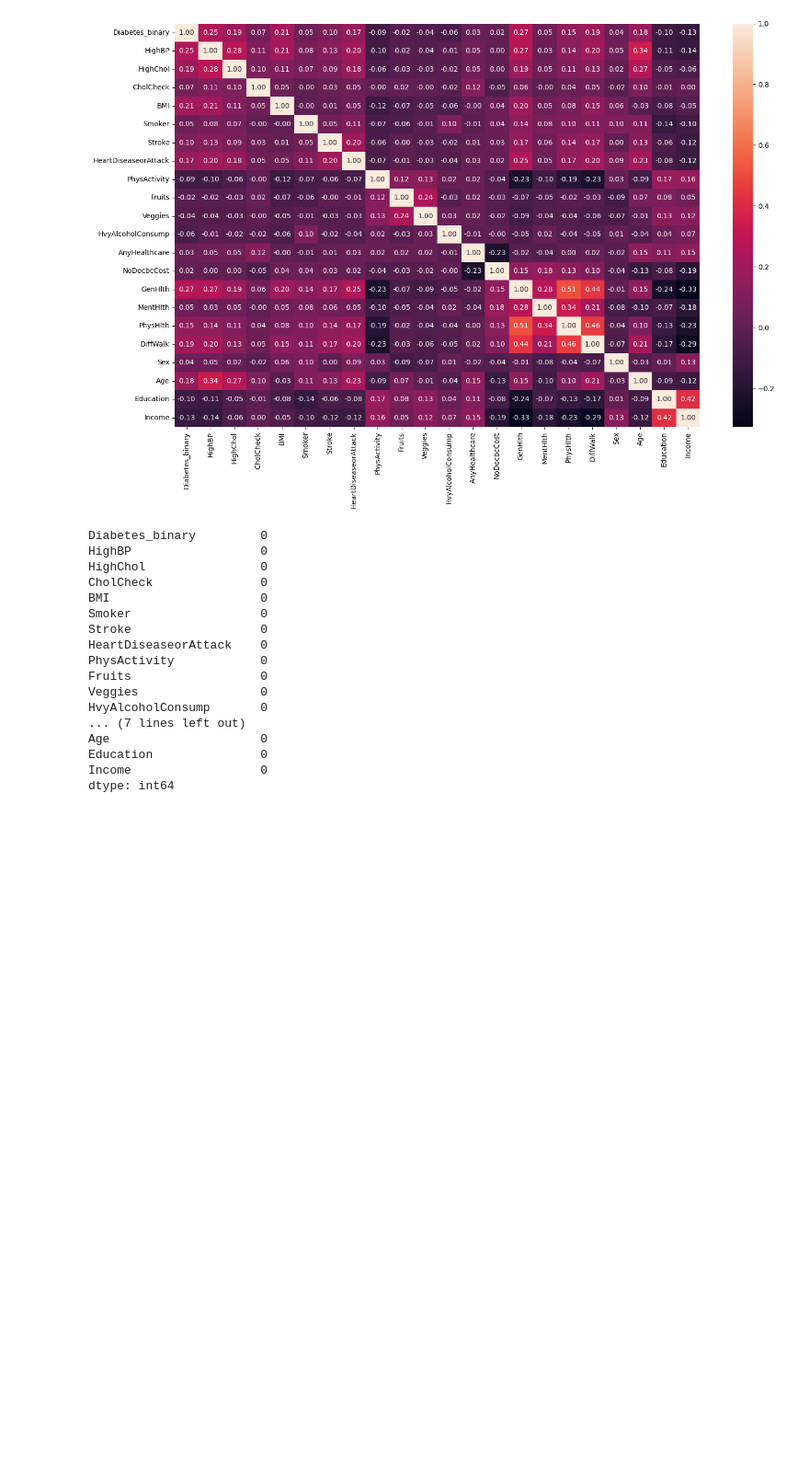
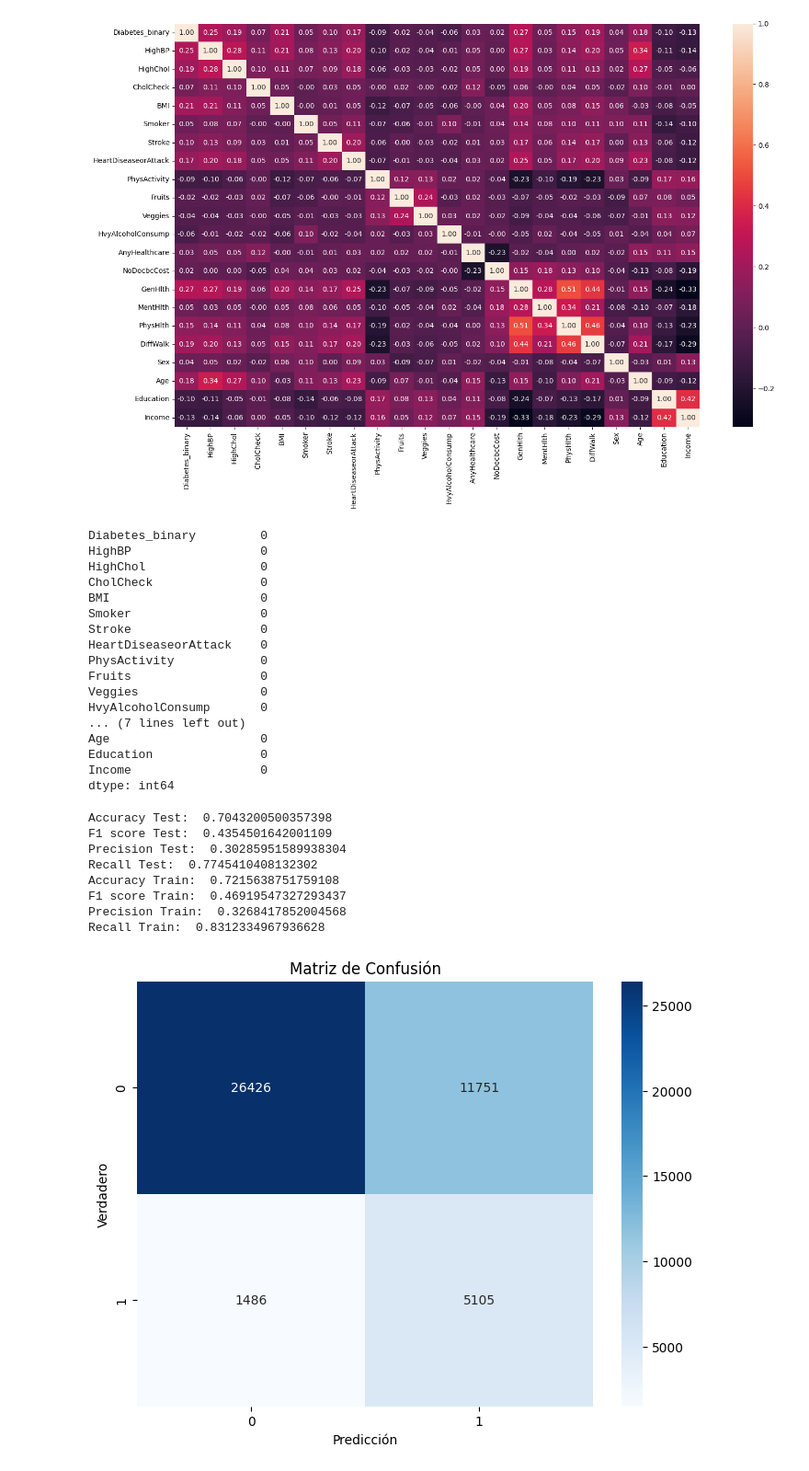
Before and after one commit to 4GeeksAcademy/adriana-proyecto, a Jupyter notebook: src/explore.ipynb, the cells around one changed output. Shown at 92% size. Saved outputs shown, nothing was run; the diff lists cells and outputs as text; code cells hidden in the pictures; blank space fills up the shorter version.

```diff
--- a/src/explore.ipynb
+++ b/src/explore.ipynb
@@ -300,9 +308,51 @@ X_train_scaled = pd.DataFrame(scaler.transform(X_train), index=X_train.index, co
 X_test_scaled = pd.DataFrame(scaler.transform(X_test), index=X_test.index, columns=X_test.columns)
 # %%
 # ML Models
-model = XGBClassifier(n_estimators=100, learning_rate=0.1, random_state = 42, use_label_encoder=False, eval_metric='mlogloss')
+model = XGBClassifier(n_estimators=100, scale_pos_weight=6)
 # Training
-model.fit(X_train_sel, y_train)
+model.fit(X_train_scaled, y_train)
 # Predict
-y_pred_test = model.predict(X_test_sel)
-y_pred_train = model.predict(X_train_sel)
+y_pred_test = model.predict(X_test_scaled)
+y_pred_train = model.predict(X_train_scaled)
+# %%
+# Metrics
+# Classification
+accuracy_test = accuracy_score(y_test, y_pred_test)
+accuracy_train = accuracy_score(y_train, y_pred_train)
+f1_score_test = f1_score(y_test, y_pred_test)
+f1_score_train = f1_score(y_train, y_pred_train)
+precision_test = precision_score(y_test, y_pred_test)
+precision_train = precision_score(y_train, y_pred_train)
+recall_test = recall_score(y_test, y_pred_test)
+recall_train = recall_score(y_train, y_pred_train)
+
+print("Accuracy Test: ", accuracy_test)
+print("F1 score Test: ", f1_score_test)
+print("Precision Test: ", precision_test)
+print("Recall Test: ", recall_test)
+
+print("Accuracy Train: ", accuracy_train)
+print("F1 score Train: ", f1_score_train)
+print("Precision Train: ", precision_train)
+print("Recall Train: ", recall_train)
+
+# Create the confusion matrix
+cm = confusion_matrix(y_test, y_pred_test)
+
+# Graph the confusion matrix
+plt.figure(figsize=(8, 6))
+sns.heatmap(cm, annot=True, fmt='d', cmap='Blues')
+plt.xlabel('Predicción')
+plt.ylabel('Verdadero')
+plt.title('Matriz de Confusión')
+plt.show()
+# %% [output]
+Accuracy Test:  0.7043200500357398
+F1 score Test:  0.4354501642001109
+Precision Test:  0.30285951589938304
+Recall Test:  0.7745410408132302
+Accuracy Train:  0.7215638751759108
+F1 score Train:  0.46919547327293437
+Precision Train:  0.3268417852004568
+Recall Train:  0.8312334967936628
+[figure, added]
```
Also changed, not shown: parts of 1 cell of this notebook.
